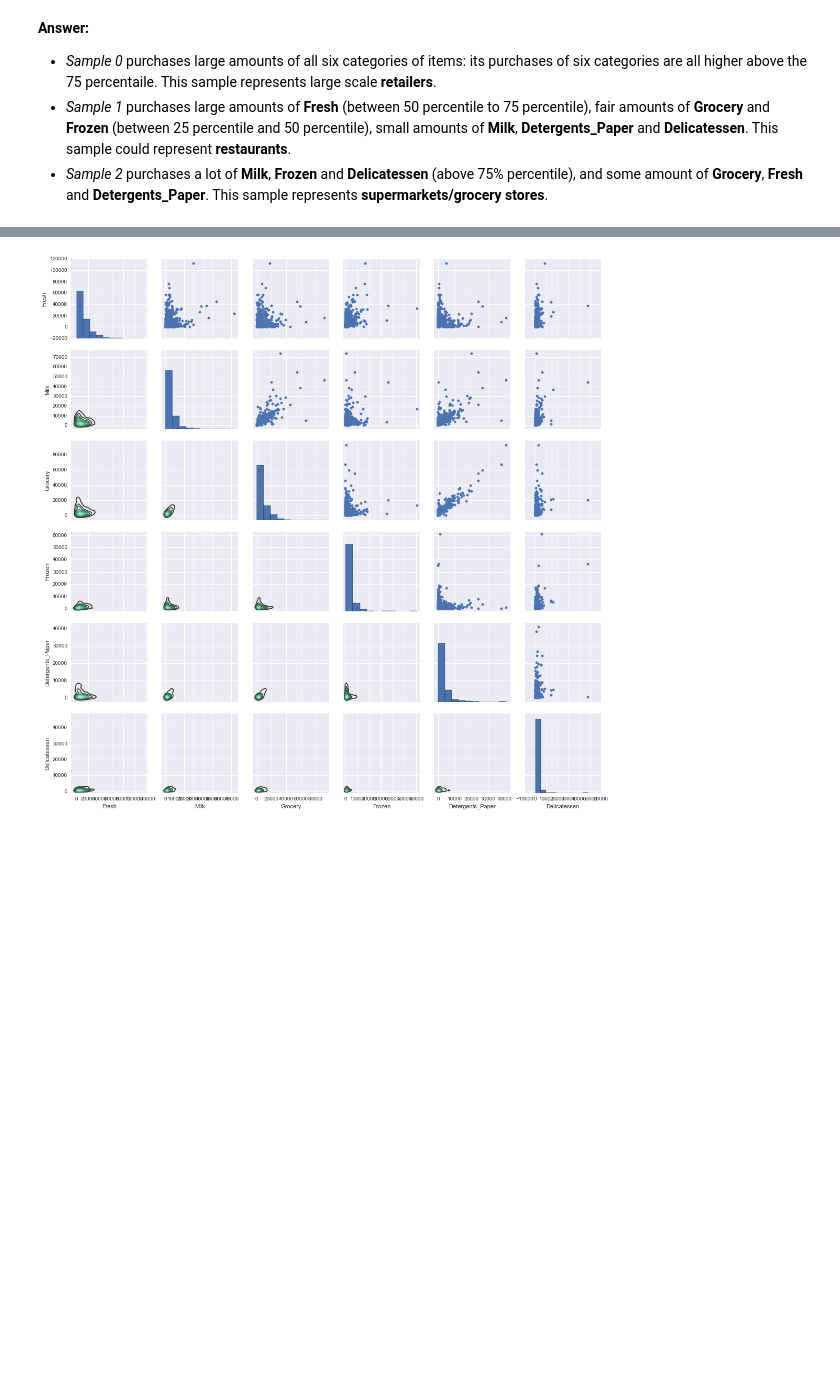
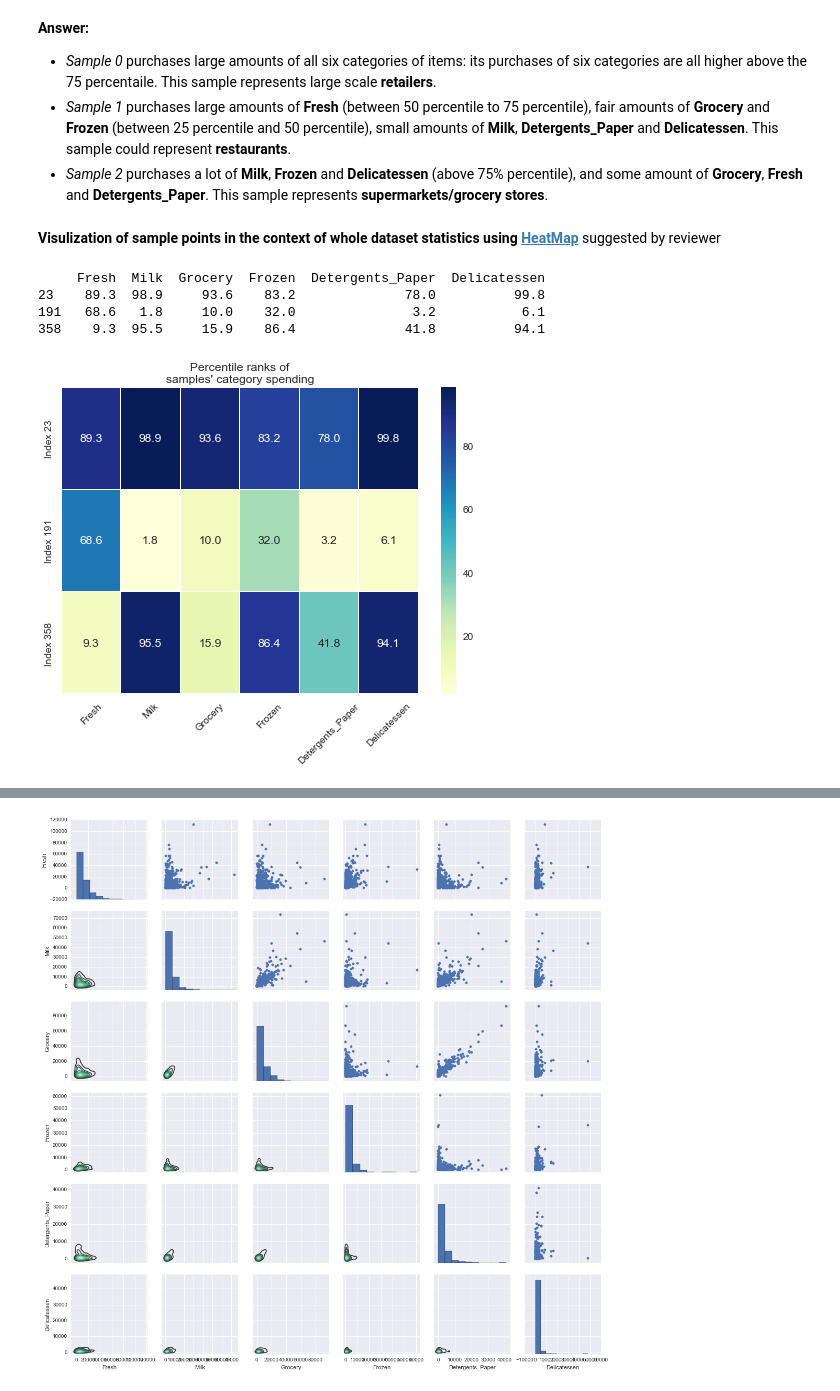
Before and after one commit to zhongyuk/machine-learning, a Jupyter notebook: projects/creating_customer_segments/customer_segments.ipynb, the cells around one changed output, grey strips where cells are left out. Drawn from its saved outputs; the diff is of its cells as text; code cells hidden in the pictures; blank space fills up the shorter version.

```diff
--- a/projects/creating_customer_segments/customer_segments.ipynb
+++ b/projects/creating_customer_segments/customer_segments.ipynb
@@ -81,6 +82,27 @@ Consider the total purchase cost of each product category and the statistical de
 - *Sample 0* purchases large amounts of all six categories of items: its purchases of six categories are all higher above the 75 percentaile. This sample represents large scale **retailers**.
 - *Sample 1* purchases large amounts of **Fresh** (between 50 percentile to 75 percentile), fair amounts of **Grocery** and **Frozen** (between 25 percentile and 50 percentile), small amounts of **Milk**, **Detergents_Paper** and **Delicatessen**. This sample could represent **restaurants**.
 - *Sample 2* purchases a lot of **Milk**, **Frozen** and **Delicatessen** (above 75% percentile), and some amount of **Grocery**, **Fresh** and **Detergents_Paper**. This sample represents **supermarkets/grocery stores**.
+# %% [markdown]
+**Visulization of sample points in the context of whole dataset statistics using [HeatMap](https://stanford.edu/~mwaskom/software/seaborn/generated/seaborn.heatmap.html)** suggested by reviewer
+# %%
+import matplotlib.pyplot as plt
+import seaborn as sns
+
+# look at percentile ranks
+pcts = 100. * data.rank(axis=0, pct=True).iloc[indices].round(decimals=3)
+print pcts
+
+# visualize percentiles with heatmap
+sns.heatmap(pcts, yticklabels=['Index '+str(x) for x in indices], annot=True, linewidth=.1,
+            vmax=99, fmt='.1f', cmap='YlGnBu')
+plt.title('Percentile ranks of\nsamples\' category spending')
+plt.xticks(rotation=45, ha='center');
+# %% [output]
+     Fresh  Milk  Grocery  Frozen  Detergents_Paper  Delicatessen
+23    89.3  98.9     93.6    83.2              78.0          99.8
+191   68.6   1.8     10.0    32.0               3.2           6.1
+358    9.3  95.5     15.9    86.4              41.8          94.1
+[figure, added]
 # %% [markdown]
 ### Implementation: Feature Relevance
 One interesting thought to consider is if one (or more) of the six product categories is actually relevant for understanding customer purchasing. That is to say, is it possible to determine whether customers purchasing some amount of one category of products will necessarily purchase some proportional amount of another category of products? We can make this determination quite easily by training a supervised regression learner on a subset of the data with one feature removed, and then score how well that model can predict the removed feature.
```
Also changed, not shown: parts of 34 cells of this notebook, 1 other file.
